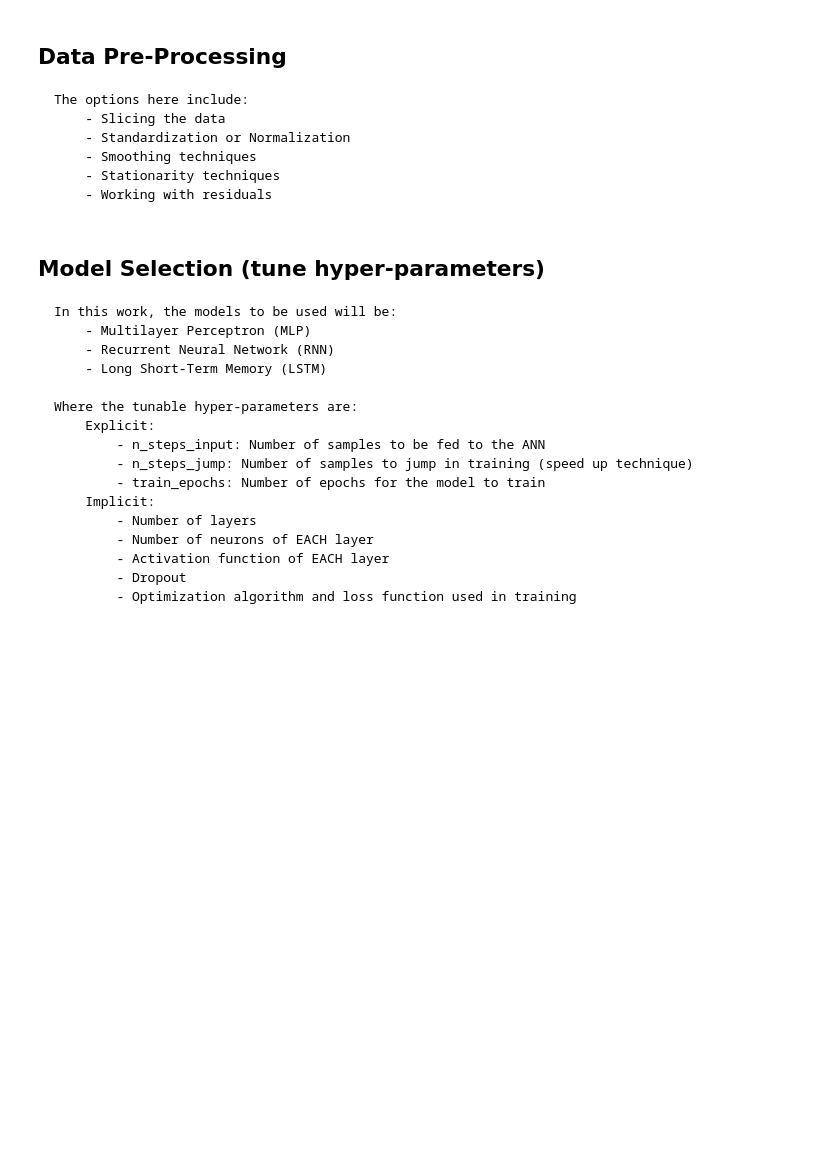
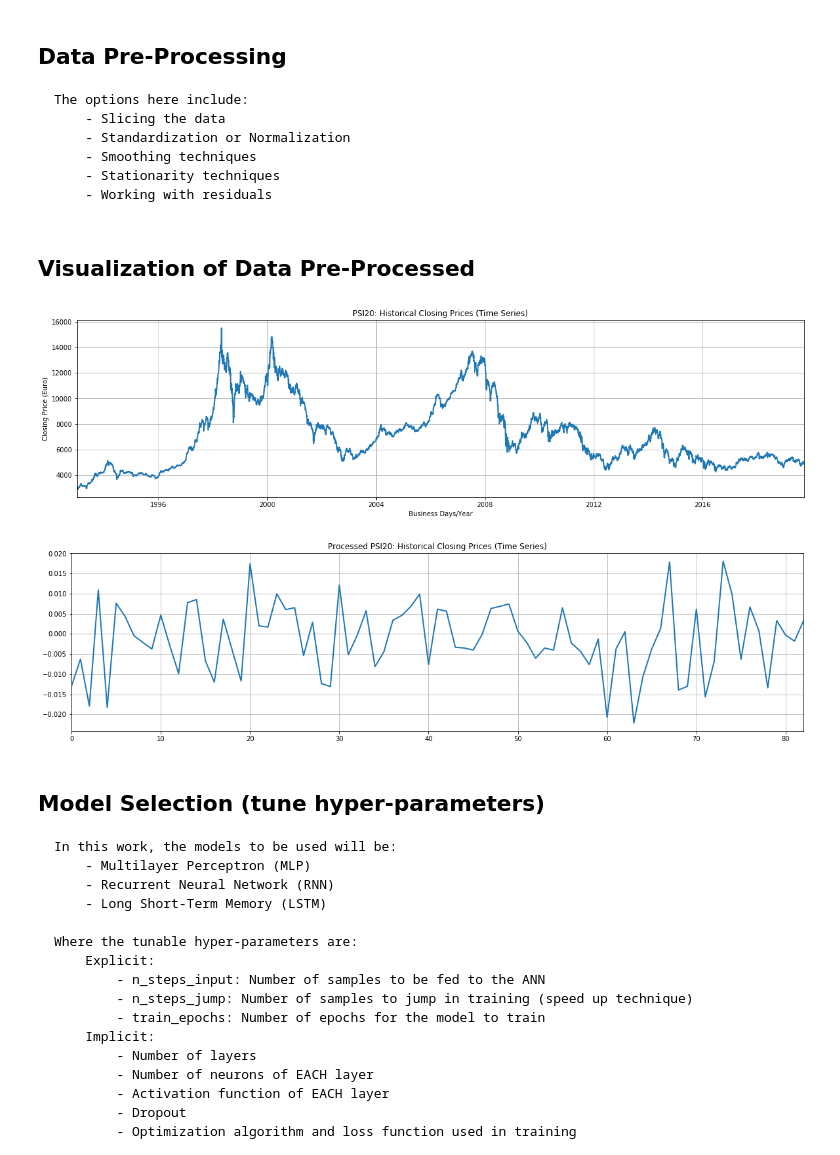
Before and after one commit to DidierRLopes/UnivariateTimeSeriesForecast, a Jupyter notebook: DNN_ourApproach.ipynb, the cells around one changed output. Cells and saved outputs as stored; diff of their text form; code cells hidden in the pictures; blank space fills up the shorter version.

Commit message:
plot to see processed data

```diff
--- a/DNN_ourApproach.ipynb
+++ b/DNN_ourApproach.ipynb
@@ -85,6 +85,7 @@ stepsToForecast = [1, 5, 21];
 df = pd.read_csv("PSI_20_Data_1992_Stooq.csv")
 df = pd.DataFrame(df, columns= ['Date','Close'])
 df.set_index('Date', drop=True, inplace=True)
+df.index = pd.DatetimeIndex(df.index)
 df = df.truncate(after='2019-09-28')
 df_train = df[['Close']][:-stepsToForecast[-1]].rename(columns={'Close': 'train'})
 df_test = df[['Close']][-stepsToForecast[-1]:].rename(columns={'Close': 'test'})
@@ -140,6 +128,26 @@ series_input = df_train.values[-7*12:].copy()
 
 series_input_bd = series_input # before diff
 series_input = np.log(pd.DataFrame(series_input)).diff().dropna().values
+# %% [markdown]
+## Visualization of Data Pre-Processed
+# %%
+plt.figure(figsize=(20,5))
+plt.plot(df.index, df.values, LineWidth=2)
+plt.title(title + ' (Time Series)')
+plt.xlabel(xlab)
+plt.ylabel(ylab)
+plt.xlim([df.index[0], df.index[-1]])
+plt.grid()
+
+plt.figure(figsize=(20,5))
+plt.plot(series_input, LineWidth=2)
+plt.title('Processed ' + title + ' (Time Series)')
+plt.grid()
+plt.xlim(0, len(series_input)-1)
+plt.show()
+# %% [output]
+[figure, added]
+[figure, added]
 # %% [markdown]
 ## Model Selection (tune hyper-parameters)
     In this work, the models to be used will be:
```
Also changed, not shown: parts of 11 cells of this notebook, 1 other file.
